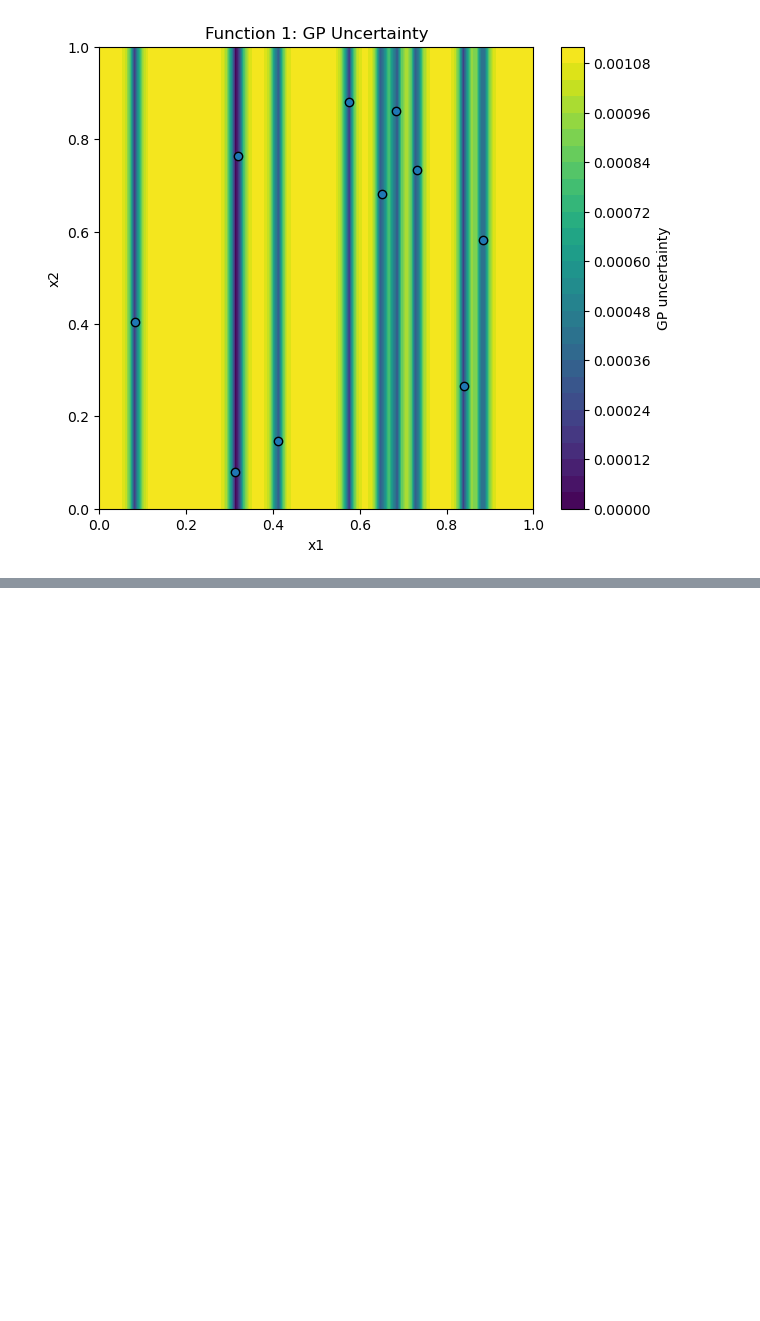
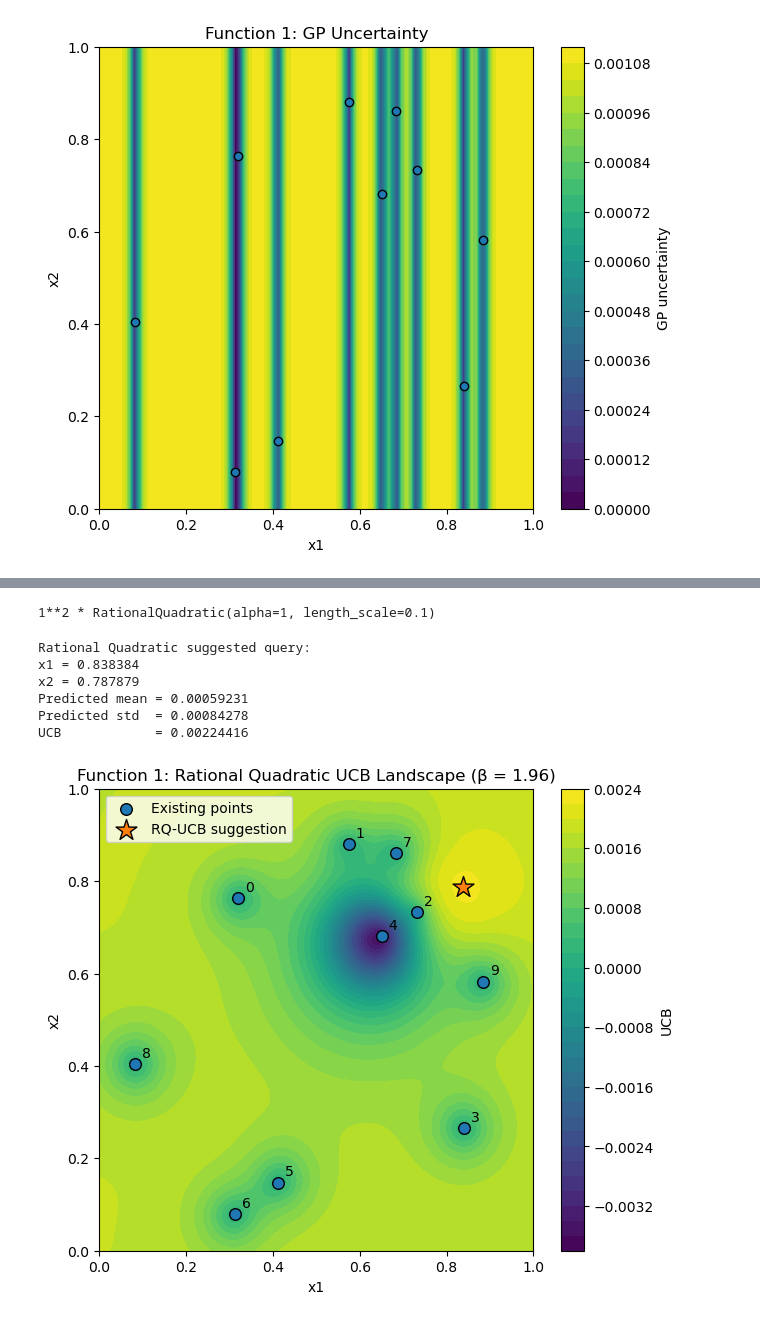
Before and after one commit to mkamar17/bbocapstone, a Jupyter notebook: project/stage-two/initial_data/function_1/function_1_analysis.ipynb, the cells around one changed output, grey strips where cells are left out. Drawn from its saved outputs; the diff is of its cells as text; code cells hidden in the pictures; blank space fills up the shorter version.

```diff
--- a/project/stage-two/initial_data/function_1/function_1_analysis.ipynb
+++ b/project/stage-two/initial_data/function_1/function_1_analysis.ipynb
@@ -144,0 +375,80 @@ plt.show()
+# %%
+print(gp_rq.kernel_)
+# %% [output]
+1**2 * RationalQuadratic(alpha=1, length_scale=0.1)
+# %%
+mean_rq, std_rq = gp_rq.predict(
+    grid_points,
+    return_std=True
+)
+
+beta = 1.96
+ucb_rq = mean_rq + beta * std_rq
+
+best_index_rq = np.argmax(ucb_rq)
+suggested_point_rq = grid_points[best_index_rq]
+# %%
+print("Rational Quadratic suggested query:")
+print(f"x1 = {suggested_point_rq[0]:.6f}")
+print(f"x2 = {suggested_point_rq[1]:.6f}")
+print(f"Predicted mean = {mean_rq[best_index_rq]:.8f}")
+print(f"Predicted std  = {std_rq[best_index_rq]:.8f}")
+print(f"UCB            = {ucb_rq[best_index_rq]:.8f}")
+# %% [output]
+Rational Quadratic suggested query:
+x1 = 0.838384
+x2 = 0.787879
+Predicted mean = 0.00059231
+Predicted std  = 0.00084278
+UCB            = 0.00224416
+# %%
+plt.figure(figsize=(7, 6))
+
+plt.contourf(
+    xx1,
+    xx2,
+    ucb_rq.reshape(xx1.shape),
+    levels=30
+)
+
+plt.colorbar(label="UCB")
+
+# Existing observations
+plt.scatter(
+    df["x1"],
+    df["x2"],
+    edgecolor="black",
+    s=70,
+    label="Existing points"
+)
+
+# RQ-UCB suggested point
+plt.scatter(
+    suggested_point_rq[0],
+    suggested_point_rq[1],
+    marker="*",
+    s=250,
+    edgecolor="black",
+    label="RQ-UCB suggestion"
+)
+
+# Point numbers
+for i, row in df.iterrows():
+    plt.annotate(
+        str(i),
+        (row["x1"], row["x2"]),
+        xytext=(5, 5),
+        textcoords="offset points"
+    )
+
+plt.xlabel("x1")
+plt.ylabel("x2")
+plt.xlim(0, 1)
+plt.ylim(0, 1)
+
+plt.title("Function 1: Rational Quadratic UCB Landscape (β = 1.96)")
+plt.legend()
+
+plt.show()
+# %% [output]
+[figure, added]
```
Also changed, not shown: parts of 26 cells of this notebook.
